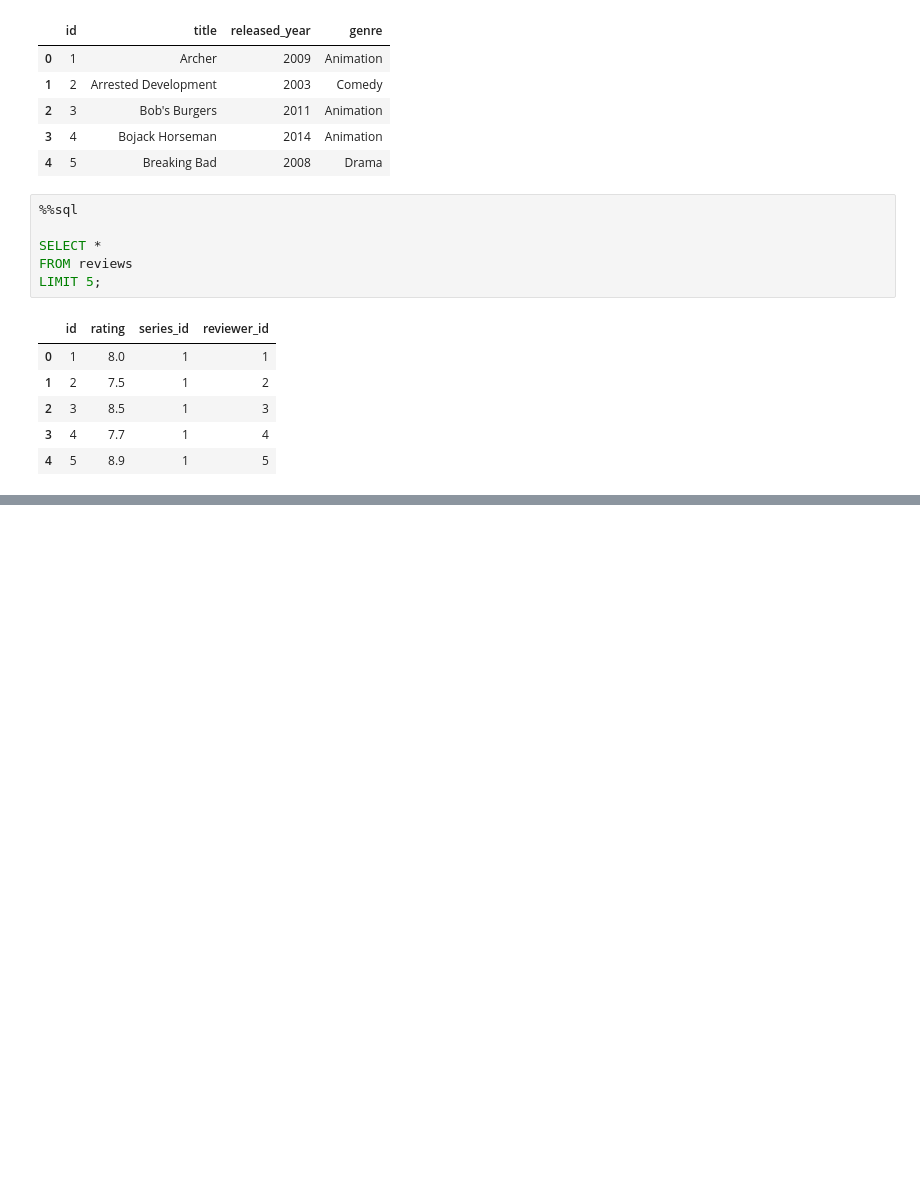
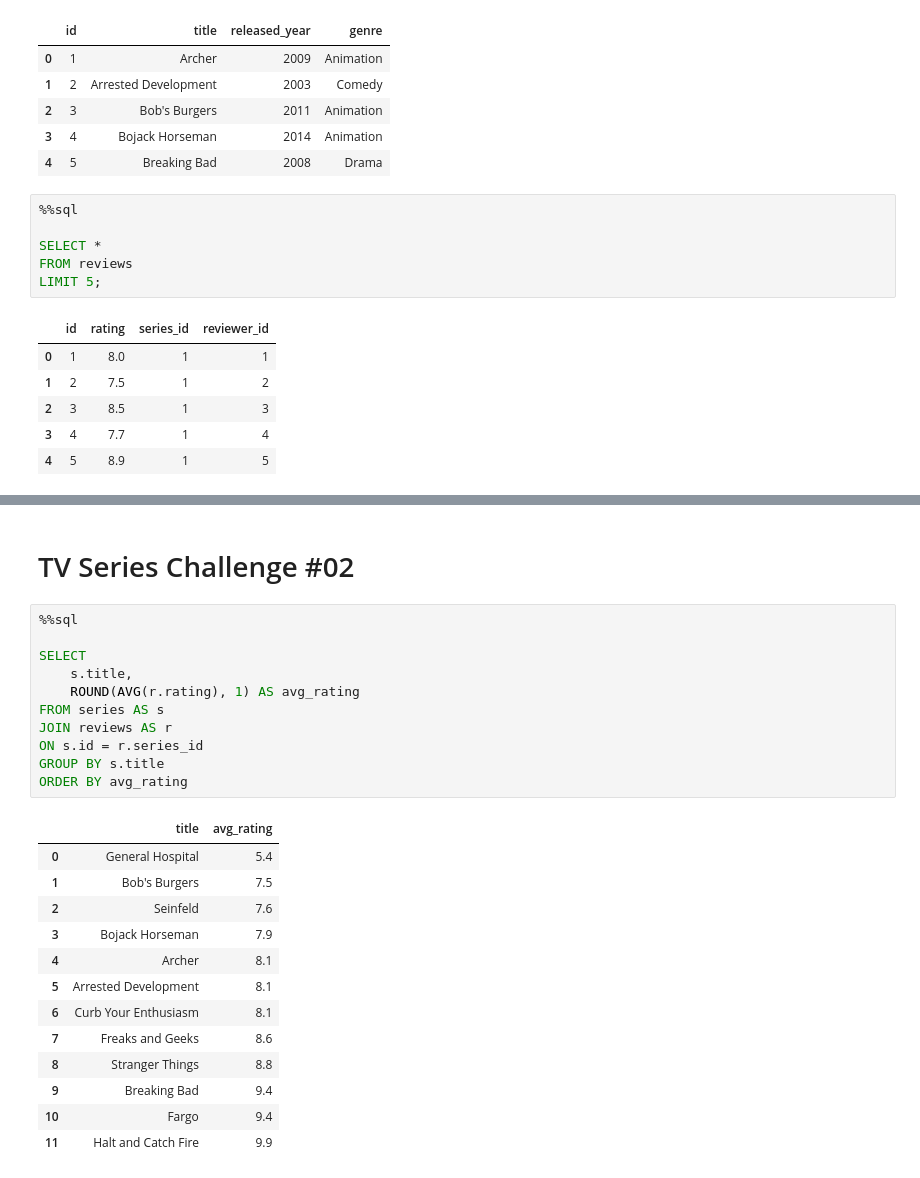
Before and after one commit to harshitgupta240197/SQL, a Jupyter notebook: MySQL/Core Concepts/Many to Many/01.ipynb, the cells around one changed output, grey strips where cells are left out. Drawn from its saved outputs; the diff is of its cells as text; blank space fills up the shorter version.

```diff
--- a/MySQL/Core Concepts/Many to Many/01.ipynb
+++ b/MySQL/Core Concepts/Many to Many/01.ipynb
@@ -157,0 +182,27 @@ LIMIT 5;
+# %% [markdown]
+# TV Series Challenge #02
+# %%
+%%sql
+
+SELECT
+    s.title,
+    ROUND(AVG(r.rating), 1) AS avg_rating
+FROM series AS s
+JOIN reviews AS r
+ON s.id = r.series_id
+GROUP BY s.title
+ORDER BY avg_rating
+# %% [output]
+|  | title | avg_rating |
+| 0 | General Hospital | 5.4 |
+| 1 | Bob's Burgers | 7.5 |
+| 2 | Seinfeld | 7.6 |
+| 3 | Bojack Horseman | 7.9 |
+| 4 | Archer | 8.1 |
+| 5 | Arrested Development | 8.1 |
+| 6 | Curb Your Enthusiasm | 8.1 |
+| 7 | Freaks and Geeks | 8.6 |
+| 8 | Stranger Things | 8.8 |
+| 9 | Breaking Bad | 9.4 |
+| 10 | Fargo | 9.4 |
+| 11 | Halt and Catch Fire | 9.9 |
```
Also changed, not shown: parts of 12 cells of this notebook.
